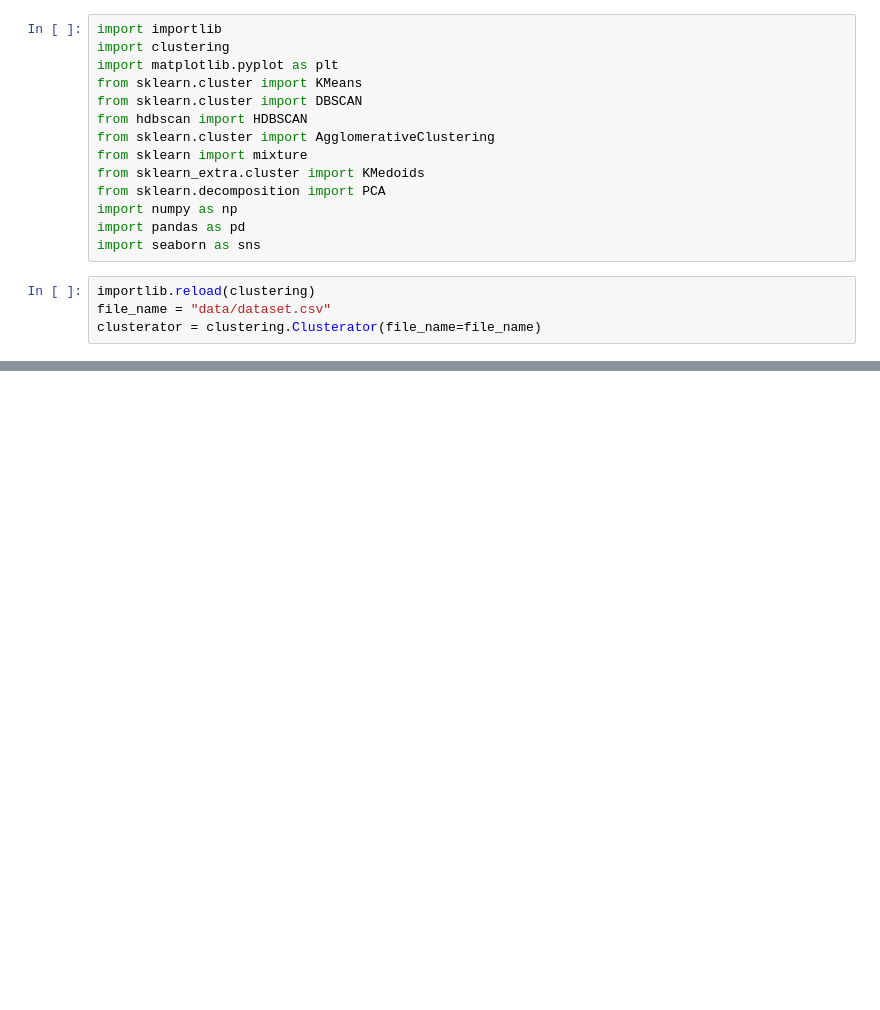
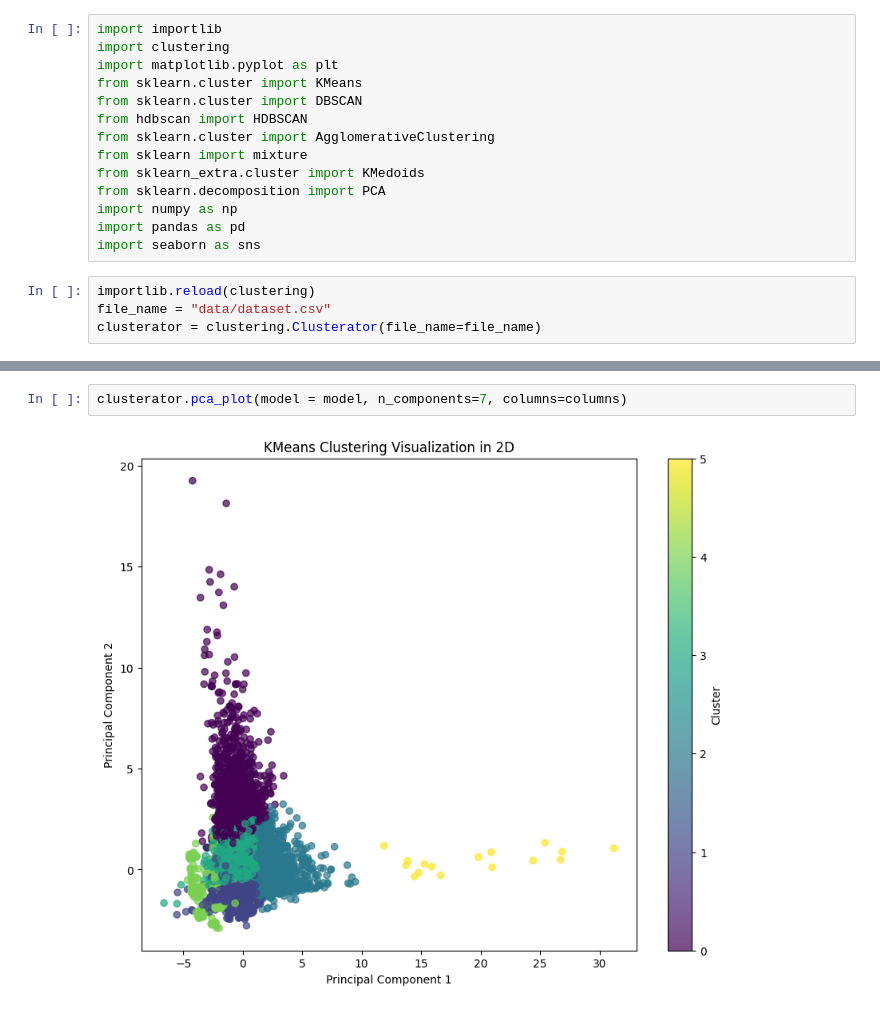
Before and after one commit to Pacholki/ML-2projekcik, a Jupyter notebook: km3/km3.ipynb, the cells around one changed output, grey strips where cells are left out. Cells and saved outputs as stored; diff of their text form; blank space fills up the shorter version.

```diff
--- a/km3/km3.ipynb
+++ b/km3/km3.ipynb
@@ -45,0 +70,4 @@ clusterator.plot_metric_scores(n_components=5, columns=columns)
+# %%
+clusterator.pca_plot(model = model, n_components=7, columns=columns)
+# %% [output]
+[figure, added]
```
Also changed, not shown: parts of 13 cells of this notebook, 1 other file.
